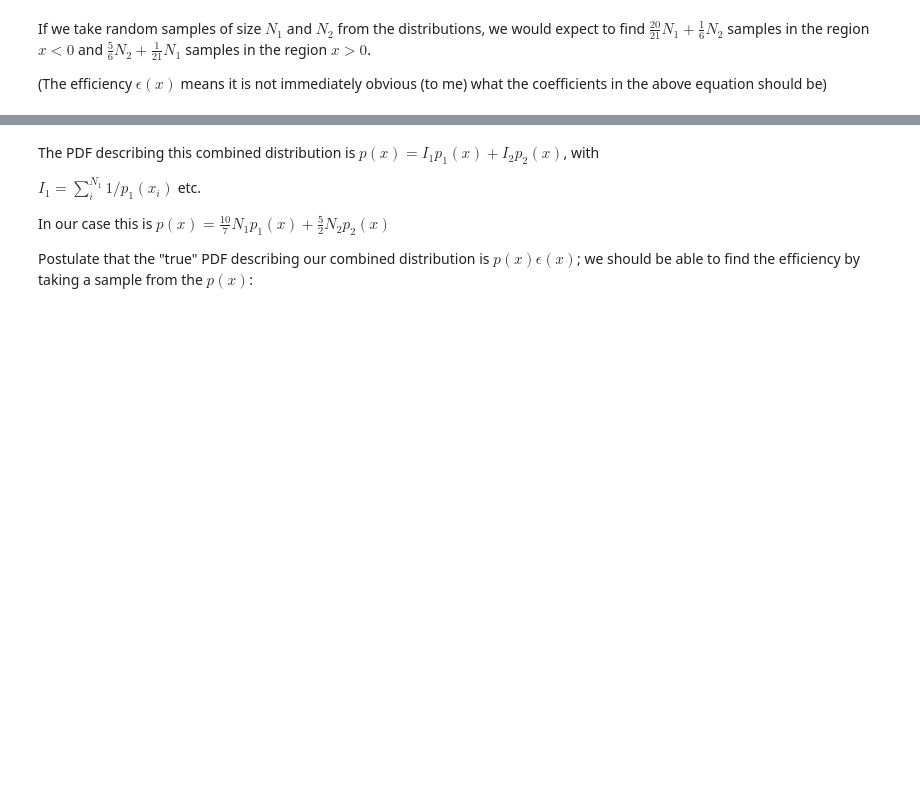
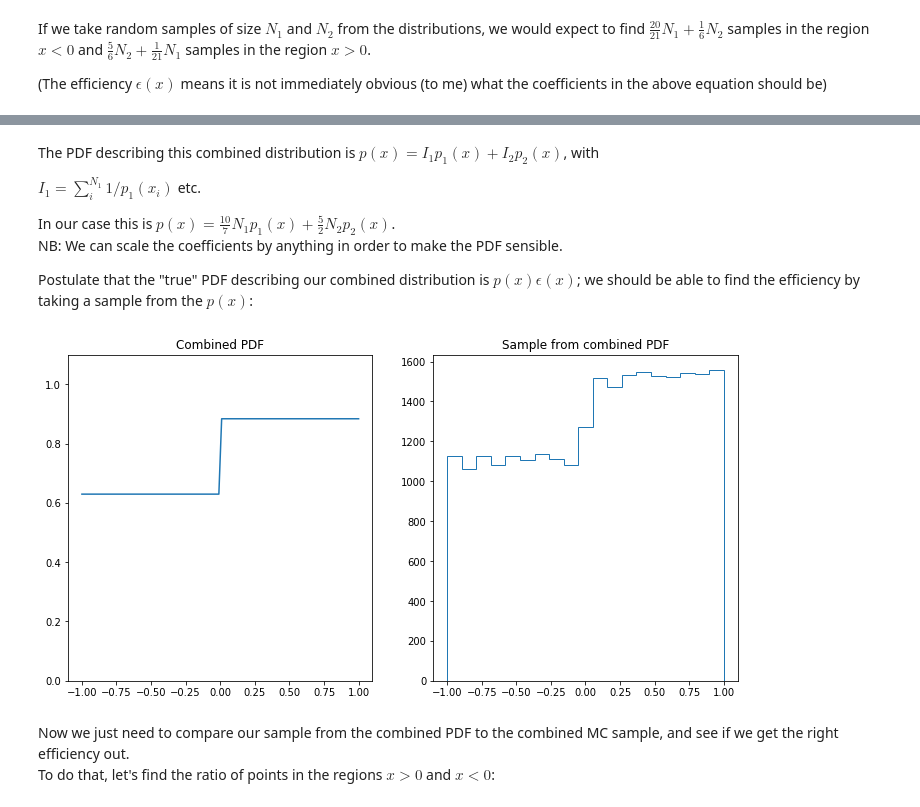
Before and after one commit to richard-lane/addPdfs, a Jupyter notebook: jonas_example.ipynb, the cells around one changed output, grey strips where cells are left out. Cells and saved outputs as stored; diff of their text form; code cells hidden in the pictures; blank space fills up the shorter version.

Commit message:
plot also the combined model PDF and a sample from it

```diff
--- a/jonas_example.ipynb
+++ b/jonas_example.ipynb
@@ -116,13 +116,29 @@ The PDF describing this combined distribution is $p(x) = I_1p_1(x) + I_2p_2(x)$,
 
 $I_1 = \sum_i^{N_1}1/p_1(x_i)$ etc.
 
-In our case this is $p(x) = \frac{10}{7}N_1p_1(x) + \frac{5}{2}N_2p_2(x)$
+In our case this is $p(x) = \frac{10}{7}N_1p_1(x) + \frac{5}{2}N_2p_2(x)$.
+NB: We can scale the coefficients by anything in order to make the PDF sensible.
 
 Postulate that the "true" PDF describing our combined distribution is $p(x)\epsilon(x)$; we should be able to find the efficiency by taking a sample from the $p(x)$:
 # %%
+scale_factor = 1.4 * (N1 + N2)
 def combined_pdf(x):
-    return 10.0 * N1 * p1(x) / 7.0 + 5.0 * N2 * p2(x) / 2.0
+    return 10.0 * N1 * p1(x) / (7.0 * scale_factor) + 5.0 * N2 * p2(x) / (2.0 * scale_factor)
 
-fig, ax = plt.subplots(1, 1, figsize=(12.0, 6.0))
-ax.plot(domain, [combined_pdf(x) for x in domain])
+model = sample(25000, combined_pdf)
+
+fig, ax = plt.subplots(1, 2, figsize=(12.0, 6.0))
+ax[0].plot(domain, [combined_pdf(x) for x in domain])
+ax[0].set_ylim((0.0, 1.1))
+ax[0].set_title("Combined PDF")
+
+
+ax[1].hist(model, **kw)
+ax[1].set_title("Sample from combined PDF")
+
 plt.show()
+# %% [output]
+[figure, added]
+# %% [markdown]
+Now we just need to compare our sample from the combined PDF to the combined MC sample, and see if we get the right efficiency out.
+To do that, let's find the ratio of points in the regions $x > 0$ and $x < 0$:
```
Also changed, not shown: parts of 1 cell of this notebook.
